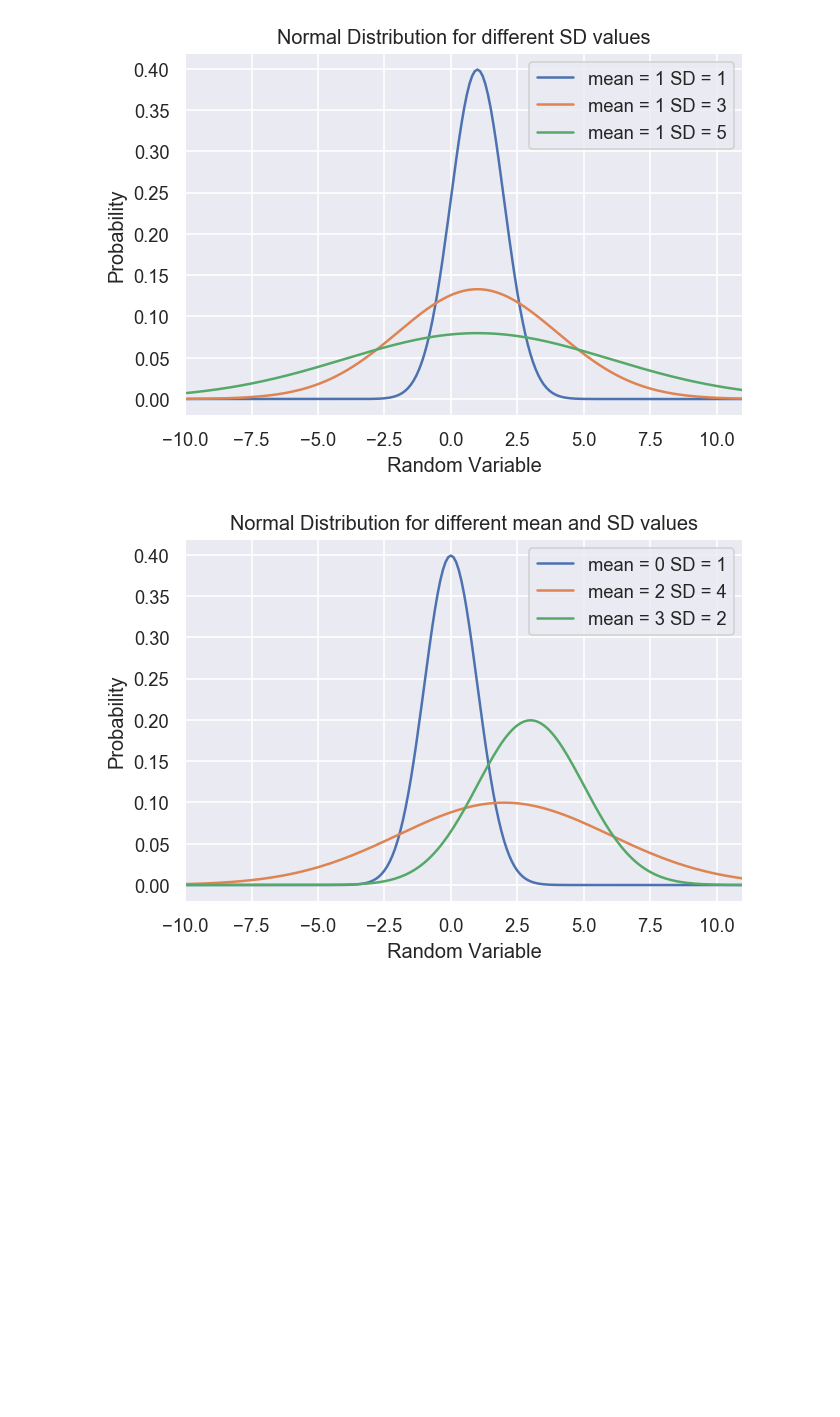
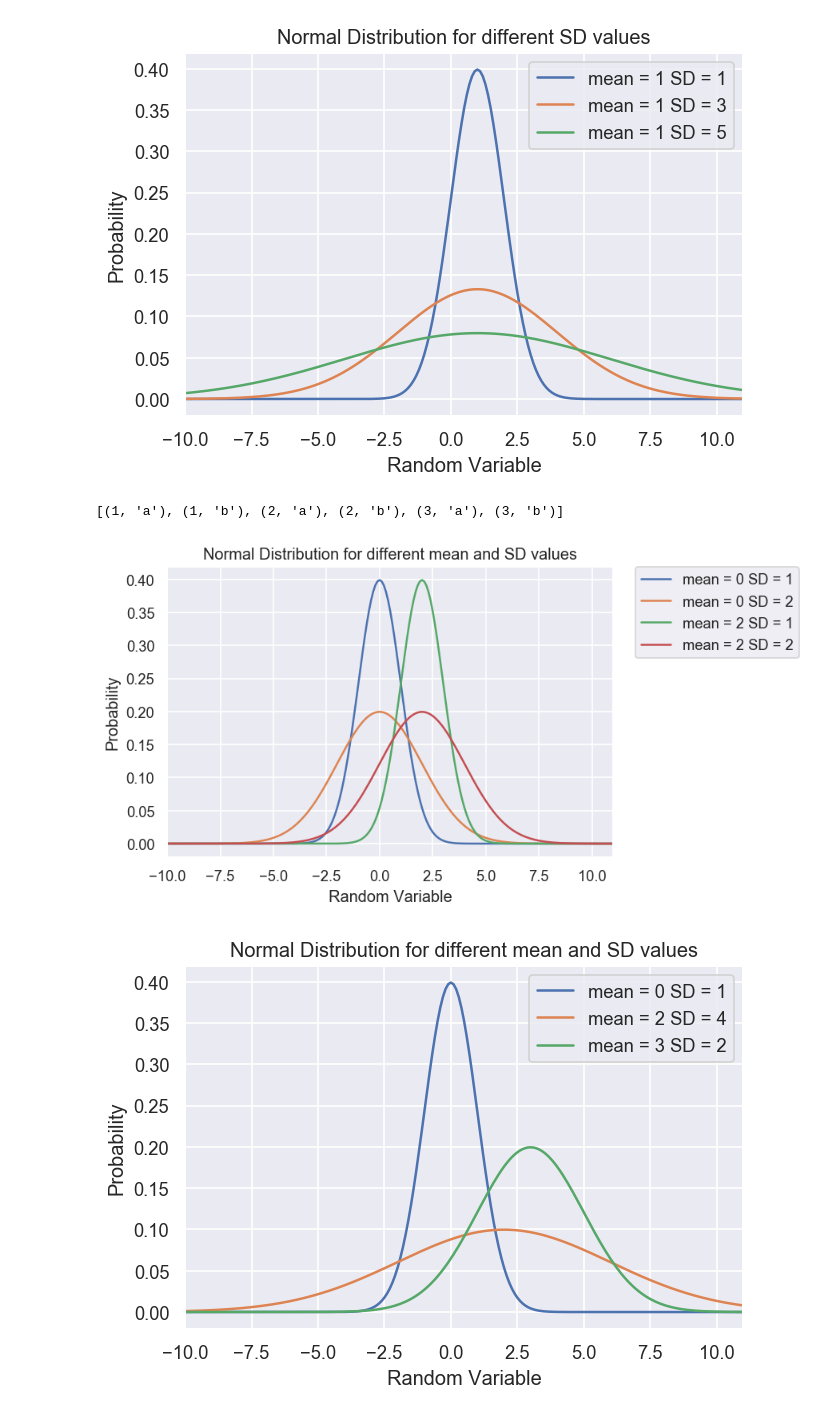
Before and after one commit to BharathC15/NielitChennai, a Jupyter notebook: python/distribution/Normal Distribution.ipynb, the cells around one changed output. Drawn from its saved outputs; the diff is of its cells as text; code cells hidden in the pictures; blank space fills up the shorter version.

Commit message:
Added an two lists possible iterator

```diff
--- a/python/distribution/Normal Distribution.ipynb
+++ b/python/distribution/Normal Distribution.ipynb
@@ -190,6 +190,27 @@ plt.legend()
 plt.show()
 # %% [output]
 [figure]
+# %%
+# Iterator througth two list with all combinations
+x=[1,2,3]
+y=["a","b"]
+[(f,s) for f in x for s in y]
+# %% [output]
+[(1, 'a'), (1, 'b'), (2, 'a'), (2, 'b'), (3, 'a'), (3, 'b')]
+# %%
+plt.figure(dpi=120)
+x=[0,2]
+y=[1,2]
+for i,j in [(f,s) for f in x for s in y]:
+    plt.plot(norm_gen(i,j).rv,norm_gen(i,j).PDF,label="mean = "+str(i)+" SD = "+str(j))
+plt.xlabel("Random Variable")
+plt.ylabel("Probability")
+plt.title("Normal Distribution for different mean and SD values")
+plt.xlim([-10,11])
+plt.legend(bbox_to_anchor=(1.05, 1), loc=2, borderaxespad=0.)
+plt.show()
+# %% [output]
+[figure, added]
 # %%
 plt.figure(dpi=120)
 x=[0,2,3]
```
Also changed, not shown: parts of 15 cells of this notebook.
